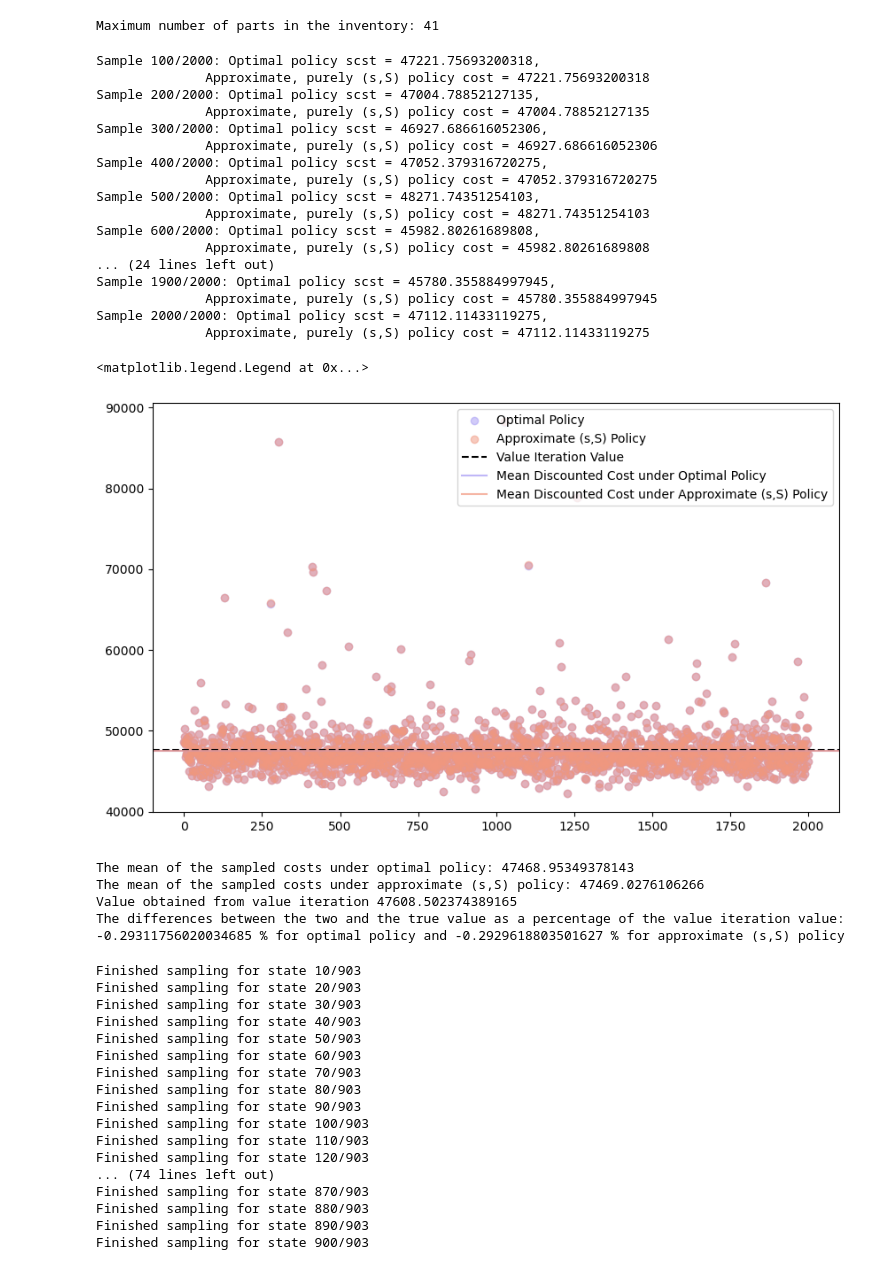
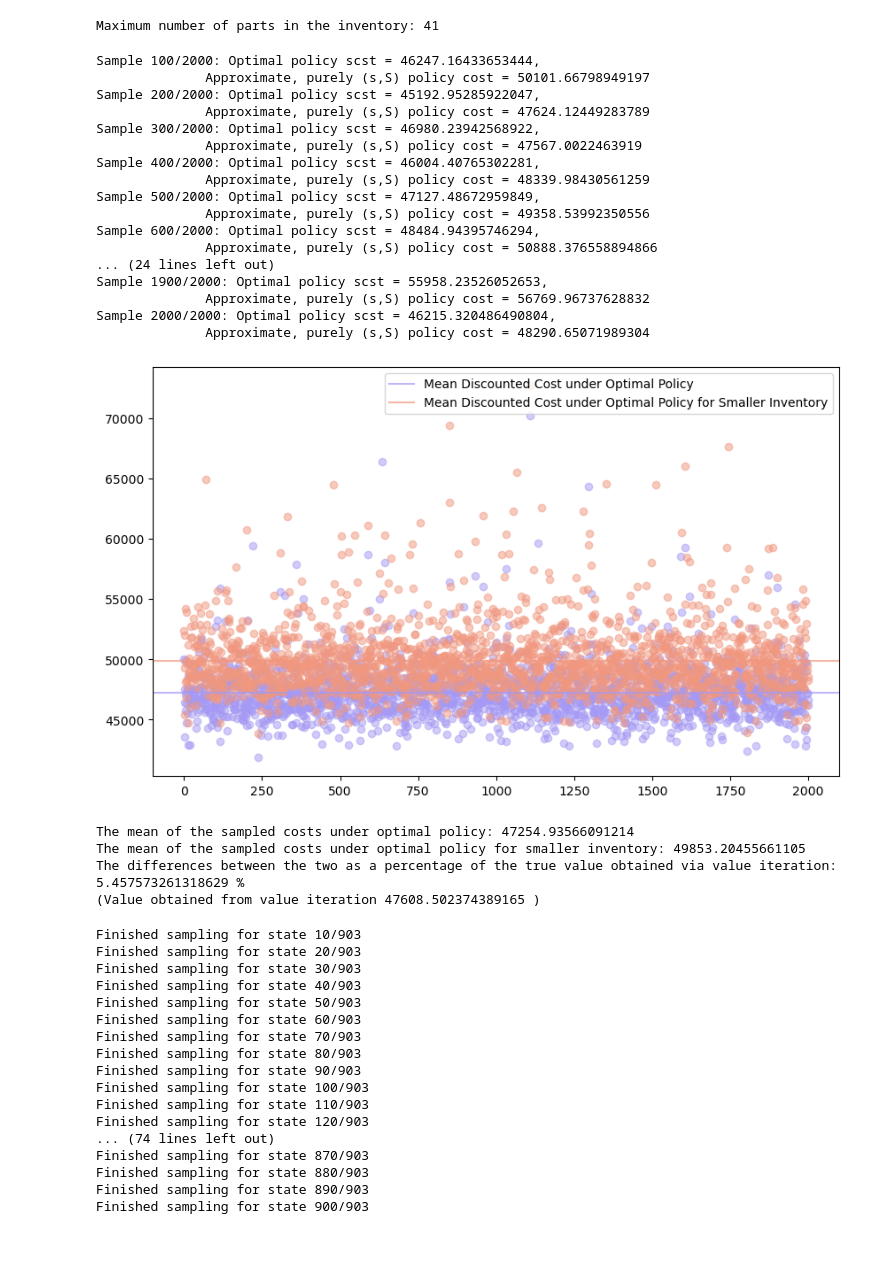
Before and after one commit to t-unger/Spare-Parts-Inventory, a Jupyter notebook: Simulation.ipynb, the cells around one changed output. Drawn from its saved outputs; the diff is of its cells as text; code cells hidden in the pictures.

```diff
--- a/Simulation.ipynb
+++ b/Simulation.ipynb
@@ -209,6 +209,7 @@ def plot_simulation(simulated_data, which_plots=[True, False, False, False]):
 
     return None
 # %%
+np.random.seed(42)
 state = (7, 11)
 size = 2000
 state_idx = get_index(state[0], state[1], maximum_parts)
@@ -216,7 +217,7 @@ sampled_costs_optimal = np.zeros(size)
 sampled_costs_approx = np.zeros(size)
 
 d = generate_demand(4000, 2, 0.9)
-policy2 = generate_sS_policy(11, 36, maximum_parts)
+policy2 = generate_sS_policy(11, 21, maximum_parts)
 
 for i in range(size):
     demand = generate_demand(4000, 2, 0.9)
@@ -225,47 +226,45 @@ for i in range(size):
     if (i + 1) % 100 == 0:
         print(f"Sample {i + 1}/2000: Optimal policy scst = {sampled_costs_optimal[i]},\n \
              Approximate, purely (s,S) policy cost = {sampled_costs_approx[i]}")
-
-plt.figure(figsize=(10, 6))
-plt.scatter(np.arange(len(sampled_costs_optimal)), sampled_costs_optimal, color='#A499F4', alpha=0.5, label='Optimal Policy')
-plt.scatter(np.arange(len(sampled_costs_optimal)), sampled_costs_approx, color='#F1977F', alpha=0.5, label='Approximate (s,S) Policy')
-plt.axhline(value_iteration_values[state_idx], color='black', linestyle='--', label='Value Iteration Value')
-plt.axhline(np.mean(sampled_costs_optimal), color='#A499F4', linestyle='-', label='Mean Discounted Cost under Optimal Policy', alpha=0.7)
-plt.axhline(np.mean(sampled_costs_approx), color='#F1977F', linestyle='-', label='Mean Discounted Cost under Approximate (s,S) Policy', alpha=0.7)
-plt.legend()
 # %% [output]
-Sample 100/2000: Optimal policy scst = 47221.75693200318,
-              Approximate, purely (s,S) policy cost = 47221.75693200318
-Sample 200/2000: Optimal policy scst = 47004.78852127135,
-              Approximate, purely (s,S) policy cost = 47004.78852127135
-Sample 300/2000: Optimal policy scst = 46927.686616052306,
-              Approximate, purely (s,S) policy cost = 46927.686616052306
-Sample 400/2000: Optimal policy scst = 47052.379316720275,
-              Approximate, purely (s,S) policy cost = 47052.379316720275
-Sample 500/2000: Optimal policy scst = 48271.74351254103,
-              Approximate, purely (s,S) policy cost = 48271.74351254103
-Sample 600/2000: Optimal policy scst = 45982.80261689808,
-              Approximate, purely (s,S) policy cost = 45982.80261689808
+Sample 100/2000: Optimal policy scst = 46247.16433653444,
+              Approximate, purely (s,S) policy cost = 50101.66798949197
+Sample 200/2000: Optimal policy scst = 45192.95285922047,
+              Approximate, purely (s,S) policy cost = 47624.12449283789
+Sample 300/2000: Optimal policy scst = 46980.23942568922,
+              Approximate, purely (s,S) policy cost = 47567.0022463919
+Sample 400/2000: Optimal policy scst = 46004.40765302281,
+              Approximate, purely (s,S) policy cost = 48339.98430561259
+Sample 500/2000: Optimal policy scst = 47127.48672959849,
+              Approximate, purely (s,S) policy cost = 49358.53992350556
+Sample 600/2000: Optimal policy scst = 48484.94395746294,
+              Approximate, purely (s,S) policy cost = 50888.376558894866
 ... (24 lines left out)
-Sample 1900/2000: Optimal policy scst = 45780.355884997945,
-              Approximate, purely (s,S) policy cost = 45780.355884997945
-Sample 2000/2000: Optimal policy scst = 47112.11433119275,
-              Approximate, purely (s,S) policy cost = 47112.11433119275
+Sample 1900/2000: Optimal policy scst = 55958.23526052653,
+              Approximate, purely (s,S) policy cost = 56769.96737628832
+Sample 2000/2000: Optimal policy scst = 46215.320486490804,
+              Approximate, purely (s,S) policy cost = 48290.65071989304
-<matplotlib.legend.Legend at 0x...>
-[figure, removed]
-# %%
-print("The mean of the sampled costs under optimal policy:", np.mean(sampled_costs_optimal))
-print("The mean of the sampled costs under approximate (s,S) policy:", np.mean(sampled_costs_approx))
-print("Value obtained from value iteration", value_iteration_values[state_idx])
-print("The differences between the two and the true value as a percentage of the value iteration value:",
-      (np.mean(sampled_costs_optimal) - value_iteration_values[state_idx]) / value_iteration_values[state_idx] * 100,
-      "% for optimal policy and", (np.mean(sampled_costs_approx) - value_iteration_values[state_idx]) / value_iteration_values[state_idx] * 100,
-      "% for approximate (s,S) policy")
-# %% [output]
-The mean of the sampled costs under optimal policy: 47468.95349378143
-The mean of the sampled costs under approximate (s,S) policy: 47469.0276106266
-Value obtained from value iteration 47608.502374389165
-The differences between the two and the true value as a percentage of the value iteration value: -0.29311756020034685 % for optimal policy and -0.2929618803501627 % for approximate (s,S) policy
+# %%
+plt.figure(figsize=(10, 6))
+plt.scatter(np.arange(len(sampled_costs_optimal)), sampled_costs_optimal, color='#A499F4', alpha=0.5)
+plt.scatter(np.arange(len(sampled_costs_optimal)), sampled_costs_approx, color='#F1977F', alpha=0.5)
+plt.axhline(np.mean(sampled_costs_optimal), color='#A499F4', linestyle='-', label='Mean Discounted Cost under Optimal Policy', alpha=0.7)
+plt.axhline(np.mean(sampled_costs_approx), color='#F1977F', linestyle='-', label='Mean Discounted Cost under Optimal Policy for Smaller Inventory', alpha=0.7)
+plt.legend()
+plt.savefig("plots/sampled_costs_comparison.pdf", format="pdf", bbox_inches='tight')
+plt.show()
+
+print("The mean of the sampled costs under optimal policy:", np.mean(sampled_costs_optimal))
+print("The mean of the sampled costs under optimal policy for smaller inventory:", np.mean(sampled_costs_approx))
+print("The differences between the two as a percentage of the true value obtained via value iteration:",
+      (np.mean(sampled_costs_approx) - np.mean(sampled_costs_optimal)) / value_iteration_values[state_idx] * 100, "%")
+print("(Value obtained from value iteration", value_iteration_values[state_idx], ")")
+# %% [output]
+[figure, added]
+The mean of the sampled costs under optimal policy: 47254.93566091214
+The mean of the sampled costs under optimal policy for smaller inventory: 49853.20455661105
+The differences between the two as a percentage of the true value obtained via value iteration: 5.457573261318629 %
+(Value obtained from value iteration 47608.502374389165 )
 # %%
 sample_size = 400
 sample_averages = np.zeros(len(state_tuples))
```
Also changed, not shown: parts of 1 cell of this notebook, 8 other files.
